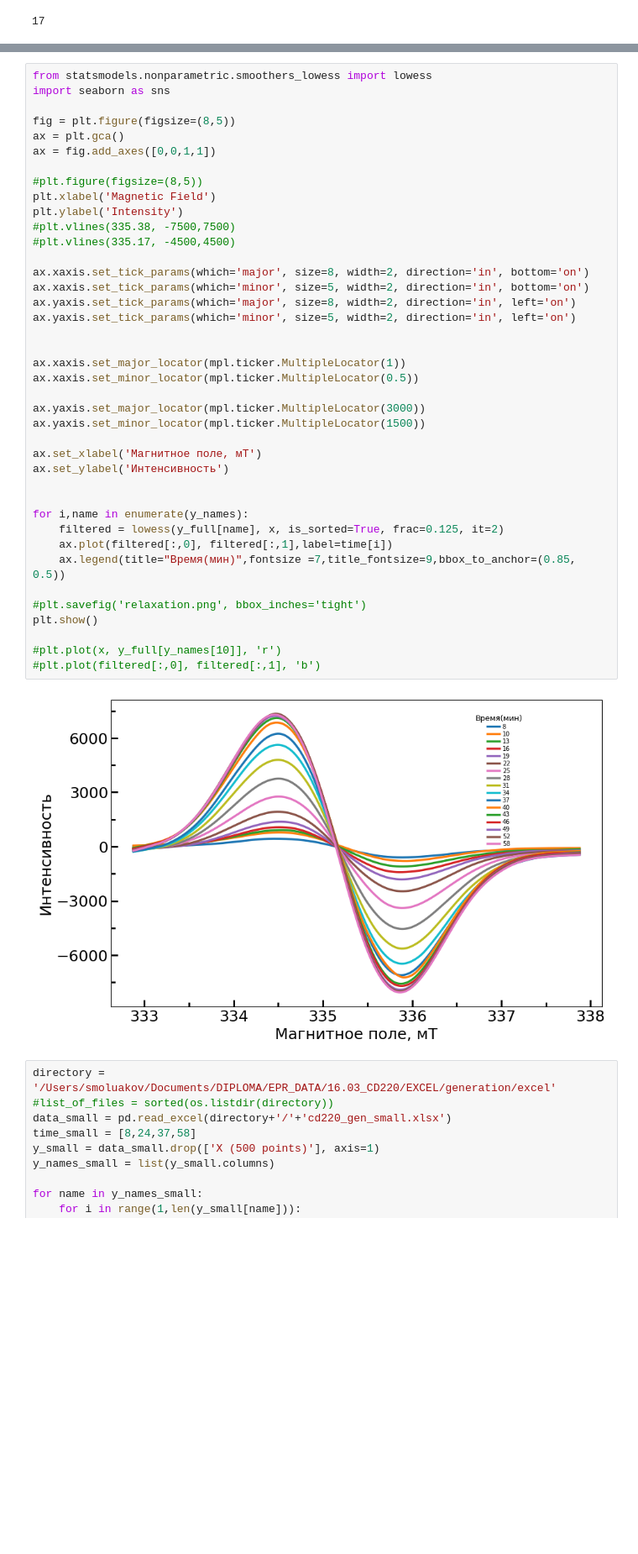
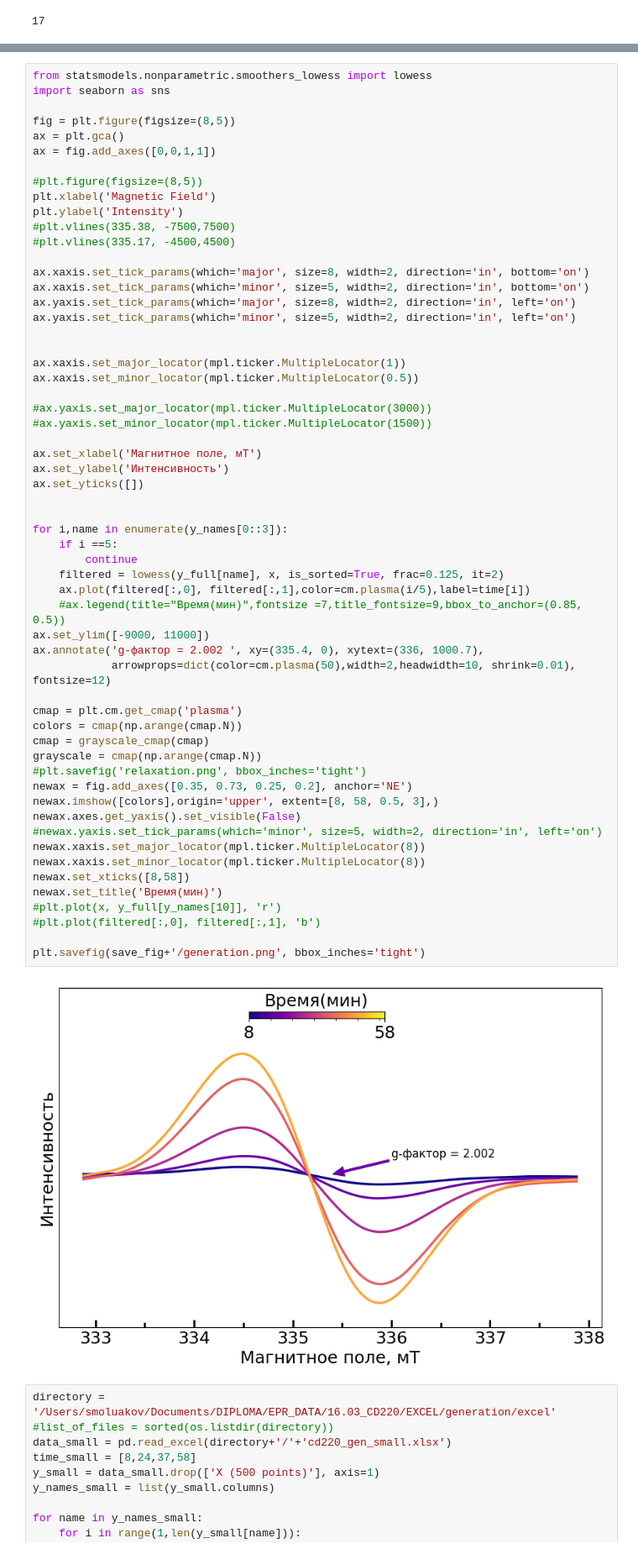
Before and after one commit to smoluakov/DIPLOMA, a Jupyter notebook: DATA_PROCCESING/CD220/EPR_CD220.ipynb, the cells around one changed output, grey strips where cells are left out. Shown: that part at 84% size. Drawn from its saved outputs; the diff is of its cells as text; blank space fills up the shorter version.

Commit message:
changes in images of cd220

```diff
--- a/DATA_PROCCESING/CD220/EPR_CD220.ipynb
+++ b/DATA_PROCCESING/CD220/EPR_CD220.ipynb
@@ -143,41 +169,59 @@ import seaborn as sns
 fig = plt.figure(figsize=(8,5))
 ax = plt.gca()
 ax = fig.add_axes([0,0,1,1])
 
 #plt.figure(figsize=(8,5))
 plt.xlabel('Magnetic Field')
 plt.ylabel('Intensity')
 #plt.vlines(335.38, -7500,7500)
 #plt.vlines(335.17, -4500,4500)
 
 ax.xaxis.set_tick_params(which='major', size=8, width=2, direction='in', bottom='on')
 ax.xaxis.set_tick_params(which='minor', size=5, width=2, direction='in', bottom='on')
 ax.yaxis.set_tick_params(which='major', size=8, width=2, direction='in', left='on')
 ax.yaxis.set_tick_params(which='minor', size=5, width=2, direction='in', left='on')
 
 
 ax.xaxis.set_major_locator(mpl.ticker.MultipleLocator(1))
 ax.xaxis.set_minor_locator(mpl.ticker.MultipleLocator(0.5))
 
-ax.yaxis.set_major_locator(mpl.ticker.MultipleLocator(3000))
-ax.yaxis.set_minor_locator(mpl.ticker.MultipleLocator(1500))
+#ax.yaxis.set_major_locator(mpl.ticker.MultipleLocator(3000))
+#ax.yaxis.set_minor_locator(mpl.ticker.MultipleLocator(1500))
 
 ax.set_xlabel('Магнитное поле, мТ')
 ax.set_ylabel('Интенсивность')
+ax.set_yticks([])
 
 
-for i,name in enumerate(y_names):
+for i,name in enumerate(y_names[0::3]):
+    if i ==5:
+        continue
     filtered = lowess(y_full[name], x, is_sorted=True, frac=0.125, it=2)
-    ax.plot(filtered[:,0], filtered[:,1],label=time[i])
-    ax.legend(title="Время(мин)",fontsize =7,title_fontsize=9,bbox_to_anchor=(0.85, 0.5))
+    ax.plot(filtered[:,0], filtered[:,1],color=cm.plasma(i/5),label=time[i])
+    #ax.legend(title="Время(мин)",fontsize =7,title_fontsize=9,bbox_to_anchor=(0.85, 0.5))
+ax.set_ylim([-9000, 11000])
+ax.annotate('g-фактор = 2.002 ', xy=(335.4, 0), xytext=(336, 1000.7),
+            arrowprops=dict(color=cm.plasma(50),width=2,headwidth=10, shrink=0.01), fontsize=12)
 
+cmap = plt.cm.get_cmap('plasma')
+colors = cmap(np.arange(cmap.N))
+cmap = grayscale_cmap(cmap)
+grayscale = cmap(np.arange(cmap.N))
 #plt.savefig('relaxation.png', bbox_inches='tight')
-plt.show()
-
+newax = fig.add_axes([0.35, 0.73, 0.25, 0.2], anchor='NE')
+newax.imshow([colors],origin='upper', extent=[8, 58, 0.5, 3],)
+newax.axes.get_yaxis().set_visible(False)
+#newax.yaxis.set_tick_params(which='minor', size=5, width=2, direction='in', left='on')
+newax.xaxis.set_major_locator(mpl.ticker.MultipleLocator(8))
+newax.xaxis.set_minor_locator(mpl.ticker.MultipleLocator(8))
+newax.set_xticks([8,58])
+newax.set_title('Время(мин)')
 #plt.plot(x, y_full[y_names[10]], 'r')
 #plt.plot(filtered[:,0], filtered[:,1], 'b')
+
+plt.savefig(save_fig+'/generation.png', bbox_inches='tight')
 # %% [output]
-[figure, old version]
+[figure, new version]
 # %%
 directory = '/Users/smoluakov/Documents/DIPLOMA/EPR_DATA/16.03_CD220/EXCEL/generation/excel'
 #list_of_files = sorted(os.listdir(directory))
```
Also changed, not shown: parts of 41 cells of this notebook, 16 other files.
